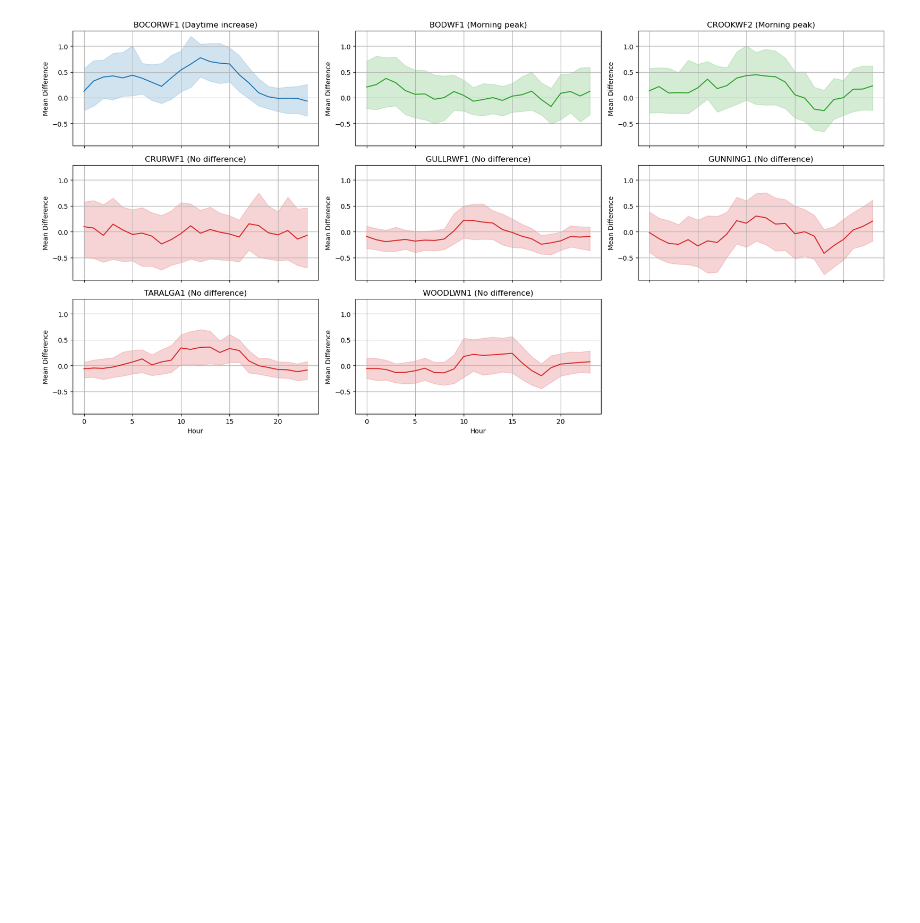
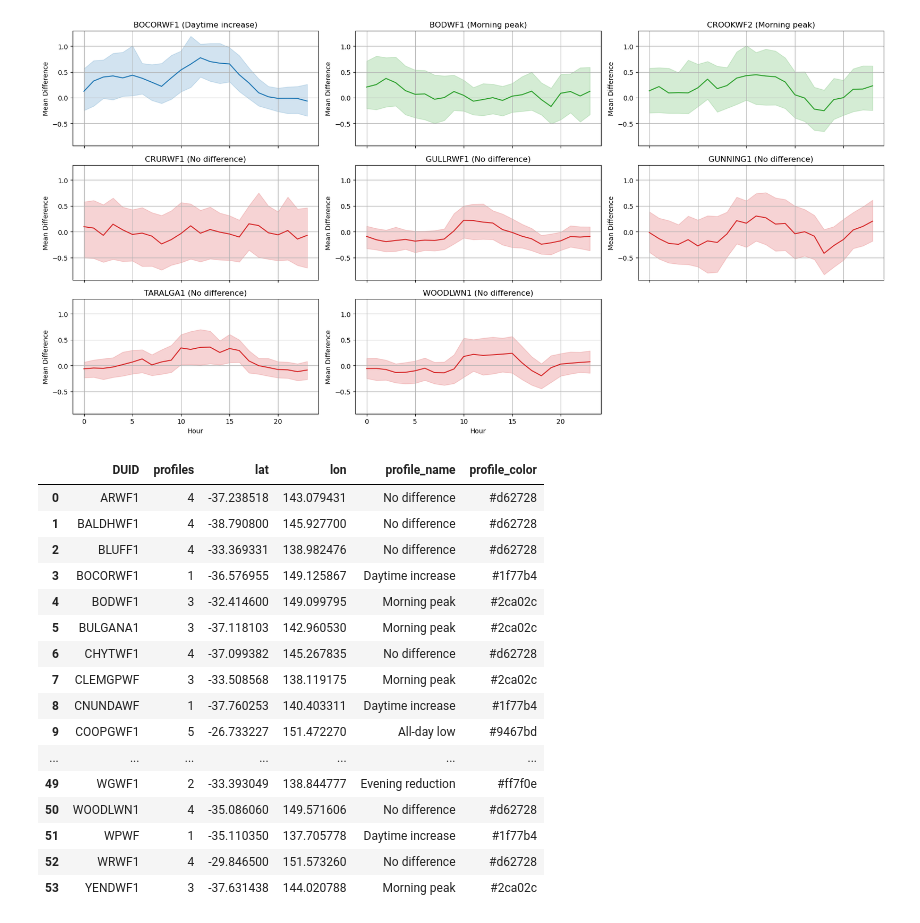
Before and after one commit to salpadorume/NEM_BARRA, a Jupyter notebook: analysis/wind_chapter/alpine_study.ipynb, the cells around one changed output. Drawn from its saved outputs; the diff is of its cells as text; code cells hidden in the pictures; blank space fills up the shorter version.

```diff
--- a/analysis/wind_chapter/alpine_study.ipynb
+++ b/analysis/wind_chapter/alpine_study.ipynb
@@ -227,3 +209,23 @@ plt.tight_layout()
 plt.show()
 # %% [output]
 [figure]
+# %%
+profs
+# %% [output]
+|  | DUID | profiles | lat | lon | profile_name | profile_color |
+| 0 | ARWF1 | 4 | -37.238518 | 143.079431 | No difference | #d62728 |
+| 1 | BALDHWF1 | 4 | -38.790800 | 145.927700 | No difference | #d62728 |
+| 2 | BLUFF1 | 4 | -33.369331 | 138.982476 | No difference | #d62728 |
+| 3 | BOCORWF1 | 1 | -36.576955 | 149.125867 | Daytime increase | #1f77b4 |
+| 4 | BODWF1 | 3 | -32.414600 | 149.099795 | Morning peak | #2ca02c |
+| 5 | BULGANA1 | 3 | -37.118103 | 142.960530 | Morning peak | #2ca02c |
+| 6 | CHYTWF1 | 4 | -37.099382 | 145.267835 | No difference | #d62728 |
+| 7 | CLEMGPWF | 3 | -33.508568 | 138.119175 | Morning peak | #2ca02c |
+| 8 | CNUNDAWF | 1 | -37.760253 | 140.403311 | Daytime increase | #1f77b4 |
+| 9 | COOPGWF1 | 5 | -26.733227 | 151.472270 | All-day low | #9467bd |
+| ... | ... | ... | ... | ... | ... | ... |
+| 49 | WGWF1 | 2 | -33.393049 | 138.844777 | Evening reduction | #ff7f0e |
+| 50 | WOODLWN1 | 4 | -35.086060 | 149.571606 | No difference | #d62728 |
+| 51 | WPWF | 1 | -35.110350 | 137.705778 | Daytime increase | #1f77b4 |
+| 52 | WRWF1 | 4 | -29.846500 | 151.573260 | No difference | #d62728 |
+| 53 | YENDWF1 | 3 | -37.631438 | 144.020788 | Morning peak | #2ca02c |
```
Also changed, not shown: parts of 2 cells of this notebook.
